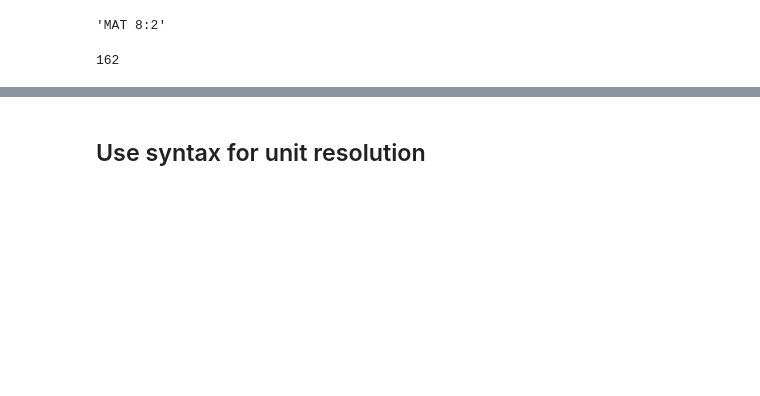
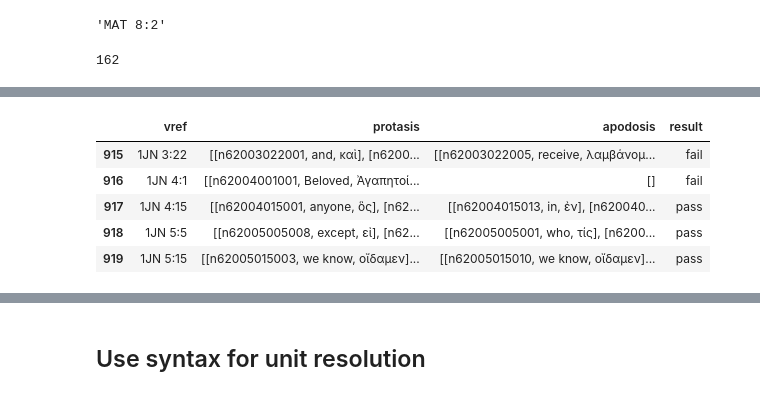
Before and after one commit to ryderwishart/biblical-machine-learning, a Jupyter notebook: protasis_apodosis_alignment.ipynb, the cells around one changed output, grey strips where cells are left out. Saved outputs shown, nothing was run; the diff lists cells and outputs as text; code cells hidden in the pictures; blank space fills up the shorter version.

```diff
--- a/protasis_apodosis_alignment.ipynb
+++ b/protasis_apodosis_alignment.ipynb
@@ -518,6 +534,6 @@ KeyboardInterrupt:
 # %%
 data = []
-with open('output_Nov_9_nathan.jsonl', 'r', encoding='utf-8') as file:
+with open('output_Nov_14_nathan.jsonl', 'r', encoding='utf-8') as file:
     for line in file:
         data.append(json.loads(line))
 # %%
@@ -530,7 +546,7 @@ def generate_evaluation_prompt(result):
     ## Instruction
     Evaluate the data provided and compare it to the dataset. See if the "protasis" and "apodosis" fields contain all the necessary words from the table. Not all words from the table will be in the data since some words may not be a part of the protasis or apodosis.
 
-    Here is an example:
+    Here is an example of a passing protasis-apodosis analysis:
 
 ## Context
 
@@ -578,6 +594,7 @@ data = {{
 
 {{"result": "pass"}}
 
+Here is an example of a failing protasis-apodosis analysis. Notice that a lot of words from the table are missed in the json.
 
 ## Context
 gloss
@@ -726,7 +739,7 @@ opened file
 # check to see if every b_ch_v in mark_df is in the output file
 result_list_from_file = []
 vrefs_for_lines_with_errors = []
-with open('output_Nov_6_ryder.jsonl', 'r', encoding='utf-8') as file:
+with open('output_Nov_14_nathan.jsonl', 'r', encoding='utf-8') as file:
     for line in file:
         line_json = json.loads(line)
         result_list_from_file.append(line_json['vref'])
@@ -834,7 +852,7 @@ from tqdm import tqdm
 mark_df['matched_protasis_words'] = [[] for _ in range(len(mark_df))]
 mark_df['matched_apodosis_words'] = [[] for _ in range(len(mark_df))]
 
-with open('output_Nov_6_ryder.jsonl', 'r', encoding='utf-8') as file:
+with open('output_Nov_14_nathan.jsonl', 'r', encoding='utf-8') as file:
     # format: json_output = json.dumps({"vref": ref, "data": results}, ensure_ascii=False)
     for line in tqdm(file):
         result = json.loads(line)
@@ -906,0 +930,61 @@ df.head()
+# %%
+import pandas as pd
+import jsonlines
+import numpy as np
+
+# Open the JSONL file
+with jsonlines.open('pass_fail.jsonl') as reader:
+    # Initialize empty lists for each column
+    vref = []
+    protasis = []
+    apodosis = []
+    data_result = []
+    results_result = []
+
+    # Iterate over each line in the JSONL file
+    for line in reader:
+        # Append the values to the respective lists
+        vref.append(line['vref']['vref'])
+        try:
+            protasis.append(line['vref']['data']['protasis'])
+        except:
+            protasis.append('NaN')
+        apodosis.append(line['vref']['data'].get('apodosis'))
+        try:
+            data_result.append(line['data']['result'])
+        except:
+            data_result.append('NaN')
+        try:
+            results_result.append(line['results']['result'])
+        except:
+            results_result.append('NaN')
+
+# Replace "NaN" strings with actual NaN values
+data_result = [np.nan if val == "NaN" else val for val in data_result]
+results_result = [np.nan if val == "NaN" else val for val in results_result]
+
+print(len(vref))
+print(len(protasis))
+print(len(apodosis))
+print(len(data_result))
+print(data_result[-5:])
+print(len(results_result))
+print(results_result[-5:])
+# Create a dataframe from the lists
+df = pd.DataFrame({
+    'vref.vref': vref,
+    'vref.data.protasis': protasis,
+    'vref.data.apodosis': apodosis,
+    'data.result': data_result,
+    'results.result': results_result
+})
+
+df['result'] = df['data.result'].fillna(df['results.result'])
+
+# Drop the 'data.result' and 'results.result' columns
+df.drop(['data.result', 'results.result'], axis=1, inplace=True)
+
+df = df.rename(columns={'vref.vref': 'vref', 'vref.data.protasis': 'protasis', 'vref.data.apodosis': 'apodosis'})
+# Print the dataframe
+df.tail()
+# %% [output]
@@ -907,3 +998,9 @@ df.head()
+|  | vref | protasis | apodosis | result |
+| 915 | 1JN 3:22 | [[n62003022001, and, καὶ], [n6200... | [[n62003022005, receive, λαμβάνομ... | fail |
+| 916 | 1JN 4:1 | [[n62004001001, Beloved, Ἀγαπητοί... | [] | fail |
+| 917 | 1JN 4:15 | [[n62004015001, anyone, ὃς], [n62... | [[n62004015013, in, ἐν], [n620040... | pass |
+| 918 | 1JN 5:5 | [[n62005005008, except, εἰ], [n62... | [[n62005005001, who, τίς], [n6200... | pass |
+| 919 | 1JN 5:15 | [[n62005015003, we know, οἴδαμεν]... | [[n62005015010, we know, οἴδαμεν]... | pass |
 # %%
 # Create a new column 'ref' in df that contains the 'vref' values without the trailing characters after the numbers
 df['ref'] = df['vref'].str.extract(r'([1-3]*[A-Z]+\s\d+:\d+)', expand=False)
```
Also changed, not shown: parts of 26 cells of this notebook.
